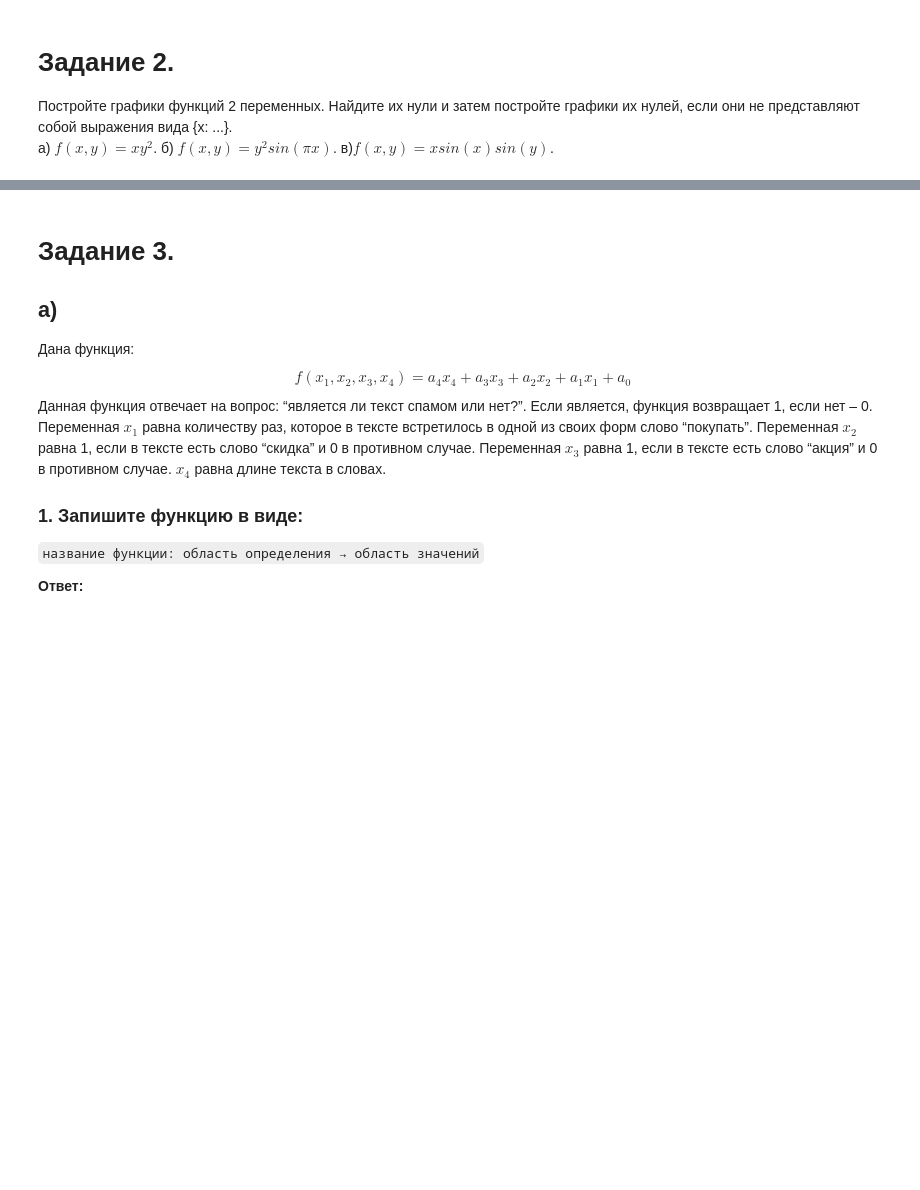
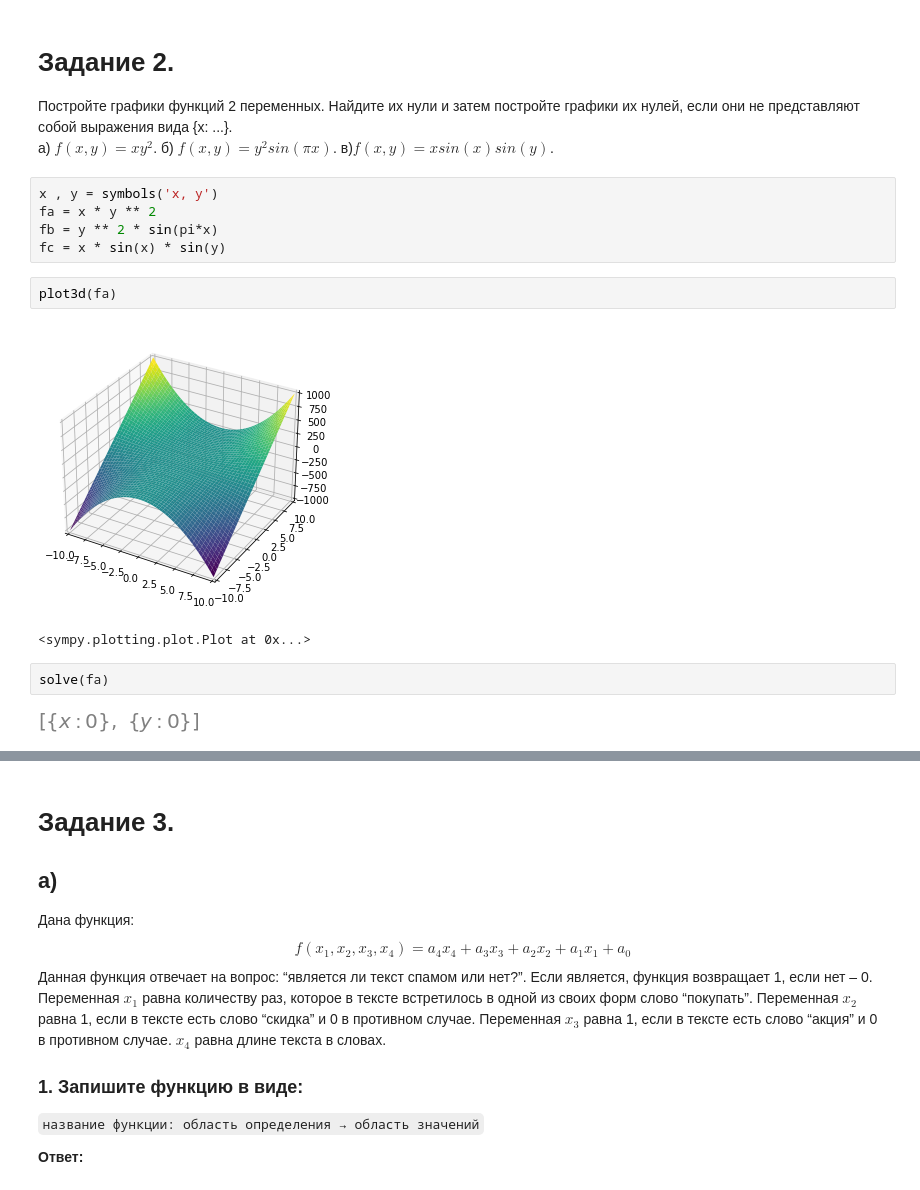
Before and after one commit to as4me/skillbox, a Jupyter notebook: mathematical-analysis/7/Функции_нескольких_переменных,_их_свойства_и_графики_Домашнее_задание.ipynb, the cells around one changed output, grey strips where cells are left out. Cells and saved outputs as stored; diff of their text form; blank space fills up the shorter version.

```diff
--- a/mathematical-analysis/7/Функции_нескольких_переменных,_их_свойства_и_графики_Домашнее_задание.ipynb
+++ b/mathematical-analysis/7/Функции_нескольких_переменных,_их_свойства_и_графики_Домашнее_задание.ipynb
@@ -81,3 +81,17 @@ f2
 а) $f(x,y)=xy^2$.
 б) $f(x,y)=y^2sin(\pi x)$.
 в)$f(x,y)=x sin(x) sin(y)$.
+# %%
+x , y = symbols('x, y')
+fa = x * y ** 2
+fb = y ** 2 * sin(pi*x)
+fc = x * sin(x) * sin(y)
+# %%
+plot3d(fa)
+# %% [output]
+[figure, added]
+<sympy.plotting.plot.Plot at 0x...>
+# %%
+solve(fa)
+# %% [output]
+[figure, added]
```
Also changed, not shown: parts of 5 cells of this notebook.
